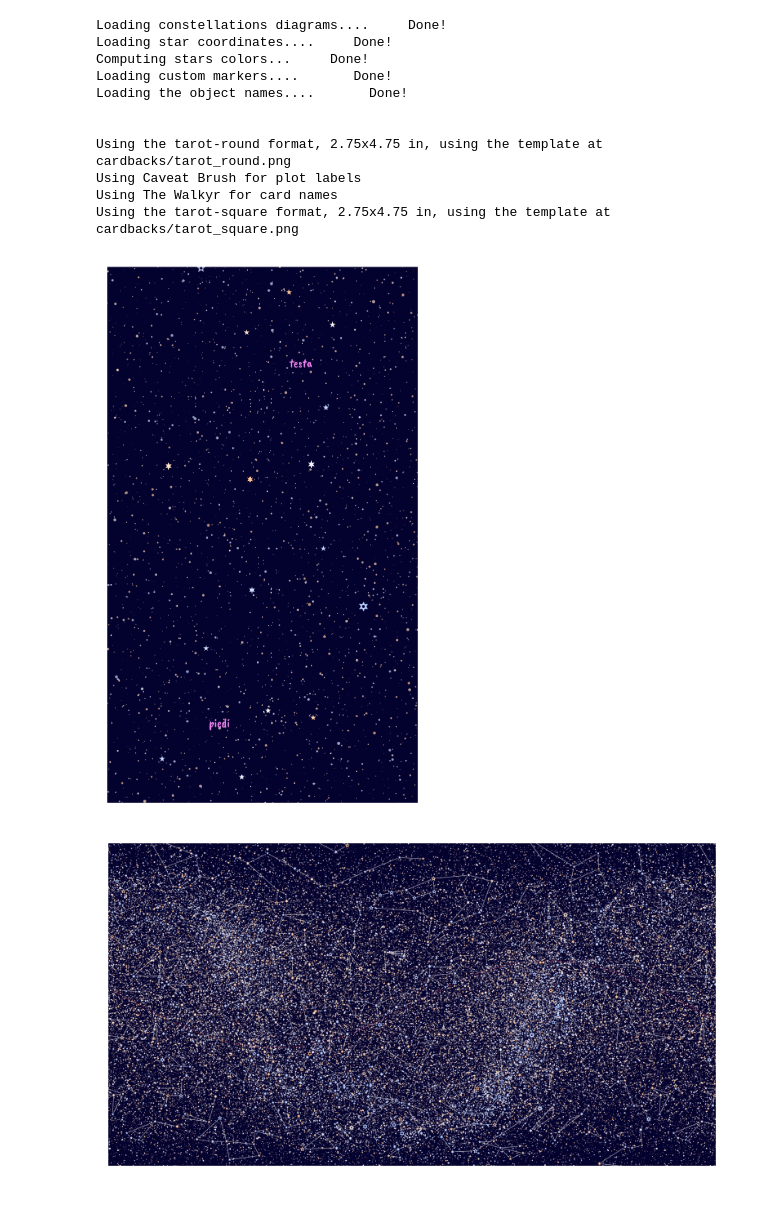
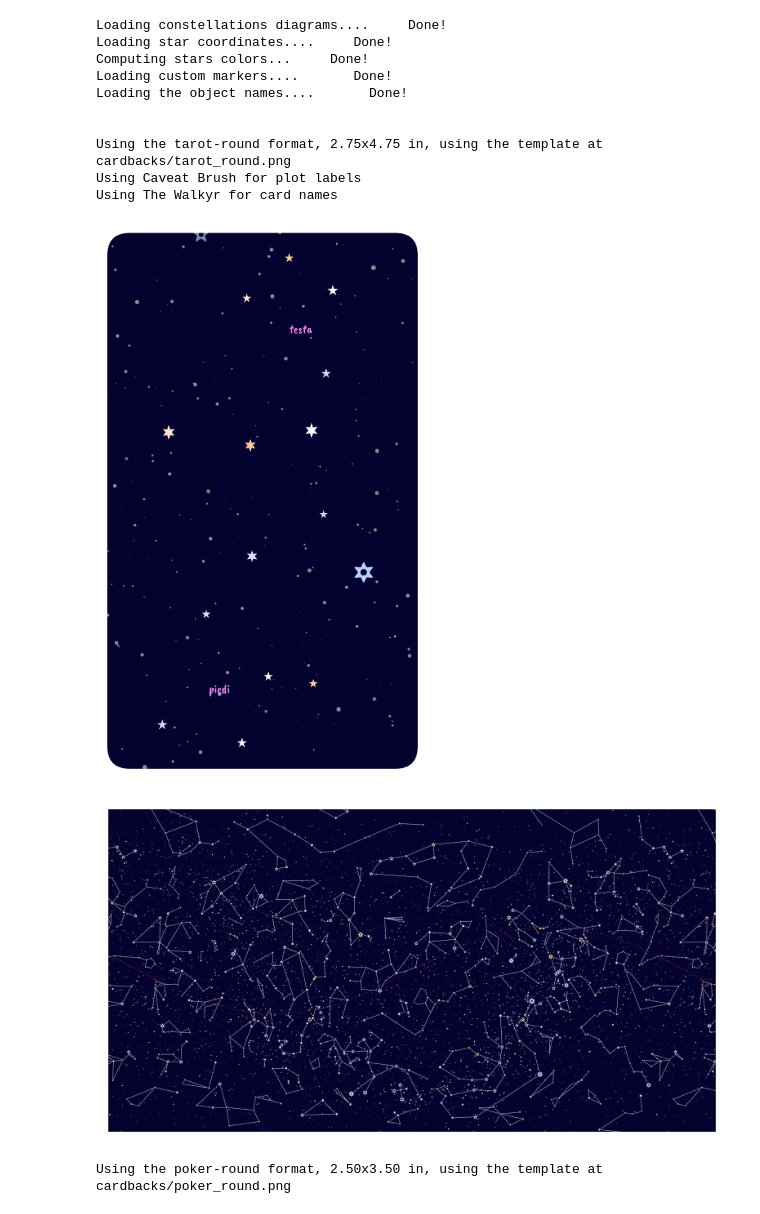
Before and after one commit to Giacomo-Menegatti/HARey_constellations_cards, a Jupyter notebook: Stampa.ipynb, the cells around one changed output. Drawn from its saved outputs; the diff is of its cells as text; code cells hidden in the pictures.

Commit message:
Added different formats and changed the print and play module to handle them

```diff
--- a/Stampa.ipynb
+++ b/Stampa.ipynb
@@ -6,7 +6,6 @@ harey = HAReyMain(language='ITALIANO', star_colors='helland')
 
 # Set two custom fonts for the plots and the cards names
 harey.set_fonts('fonts/CaveatBrush-Regular.ttf', 'fonts/TheWalkyr.ttf')
-harey.set_card_template(format='tarot-square')
 # %% [output]
 Loading constellations diagrams....     Done!
 Loading star coordinates....     Done!
@@ -18,14 +17,23 @@ Loading the object names....       Done!
 Using the tarot-round format, 2.75x4.75 in, using the template at cardbacks/tarot_round.png
 Using Caveat Brush for plot labels
 Using The Walkyr for card names
-Using the tarot-square format, 2.75x4.75 in, using the template at cardbacks/tarot_square.png
 # %%
-harey.set_limiting_magnitude(10)
+harey.set_limiting_magnitude(7)
 # %%
-harey.plot_card('Vir', CON_LINES=False, save_name='Ori_square', STAR_COLORS=True, CON_PARTS=True, BEST_AR=True, star_size=50)
+harey.plot_card('Vir', CON_LINES=False, save_name='Ori_square', STAR_COLORS=True, CON_PARTS=True, BEST_AR=True, star_size=250)
 # %% [output]
-[figure, old version]
+[figure, new version]
 # %%
 harey.equatorial_map(CON_LINES=True, save_name='map.png', STAR_COLORS=True, GRID=False)
 # %% [output]
-[figure, old version]
+[figure, new version]
+# %%
+import os
+from fpdf import FPDF
+folder = 'PROVA4'
+bleed = 0.1
+filename = 'prova.pdf'
+CUTTING_HELPERS = True
+harey.set_card_template(format='poker-round')
+# %% [output]
+Using the poker-round format, 2.50x3.50 in, using the template at cardbacks/poker_round.png
```
Also changed, not shown: parts of 2 cells of this notebook, 3 other files.
